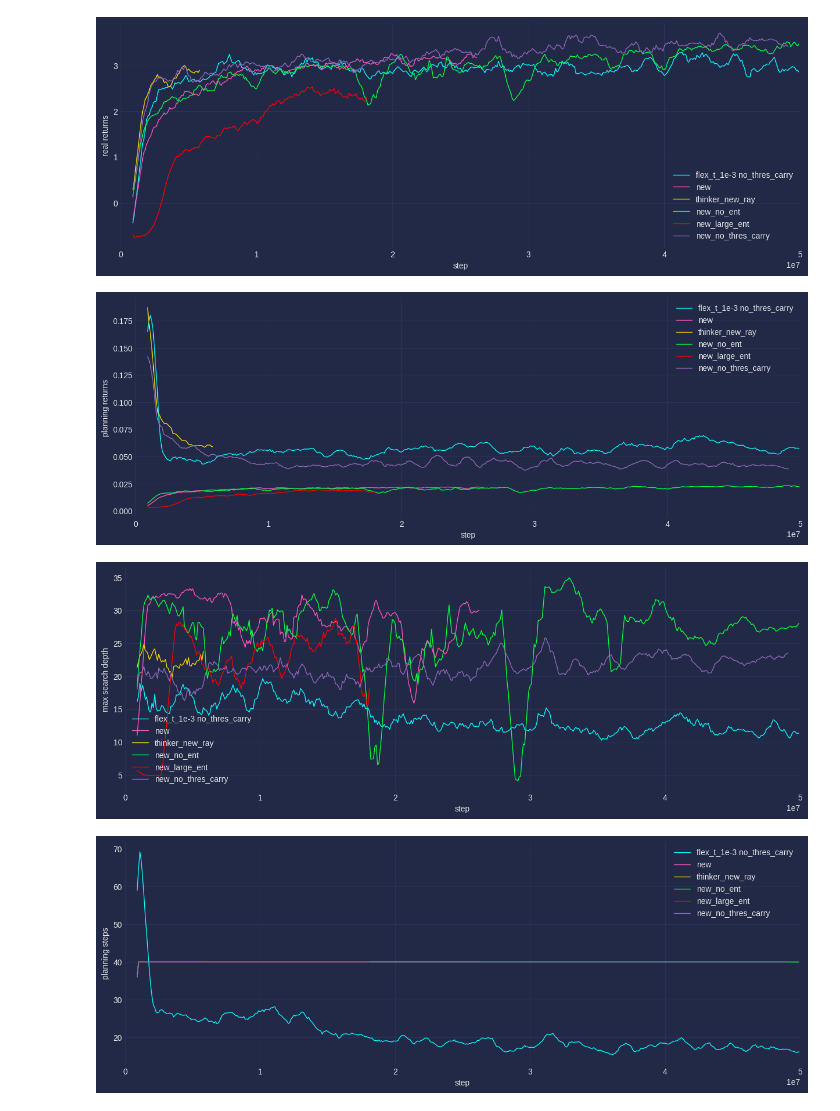
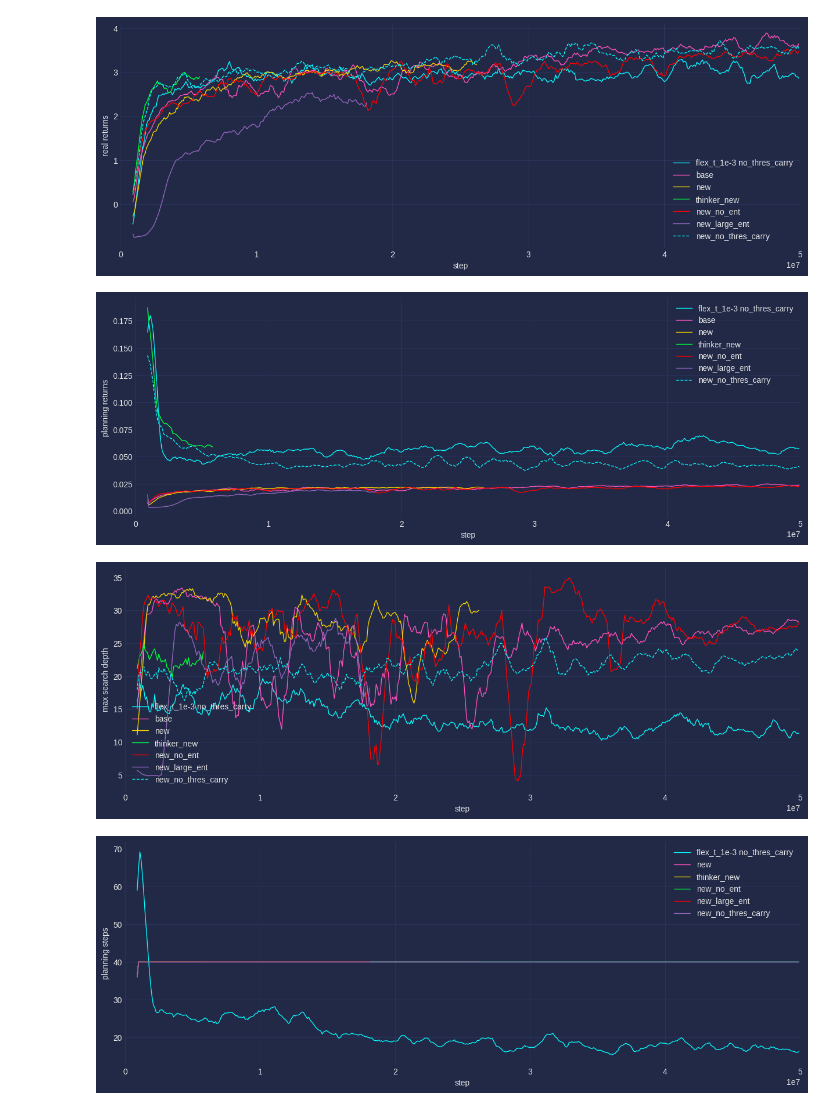
Before and after one commit to tuphs28/thinker_private_planning, a Jupyter notebook: plot.ipynb, the cells around one changed output. Saved outputs shown, nothing was run; the diff lists cells and outputs as text; code cells hidden in the pictures.

```diff
--- a/plot.ipynb
+++ b/plot.ipynb
@@ -19,7 +19,7 @@ def read_csv(dir, run, d=1):
                         inds[entry] = row.index(entry)
                         stats[entry] = []
                 continue
-            if len(row) > 0 and int(row[inds["real_step"]]) > 10000:
+            if len(row) > 0 and int(row[inds["step"]]) > 10000:
                 for entry in entries:
                     if entry in stats:
                         x = row[inds[entry]]
@@ -112,7 +112,7 @@ def download(dir, refresh=True, load=True, load_runs=None):
                    "cam": "thinker_model_0.1lr",
                    "v1": "thinker_model_no_pri",
                    "v2": "thinker_model",
-                   "v4": "new_no_thres_carry",
+                   "v4": "thinker_model_0.01policycost",
                   }
     if refresh:
         for server, lr in latest_runs.items():
@@ -158,39 +158,39 @@ def add_plan_step(stats):
 
 dir = "/media/sc/datadisk/data/thinker/logs/planner_logs"
 #dir = "D:\\data\\thinker\\logs\\planner_logs"
 #download(dir, refresh=True, load=False)
 
 #style = None
 style = "cyberpunk"
 figsize = (15, 5)
 
 plot_dict = {
    #"new_flex_t_1e-4": "flex_t_1e-4",
    #"new_flex_t_2e-4": "flex_t_2e-4",
    #"new_flex_t_5e-4": "flex_t_5e-4",
    "new_flex_t_1e-3_no_thres_carry": "flex_t_1e-3 no_thres_carry",
    #"alstm_3_1_rec_n_10_rei_aug2_clip_mem1_imcost_1_perfect_treecarry_threscarry": "10 steps",
    #"alstm_3_1_rec_n_20_rei_aug2_clip_mem1_imcost_1_perfect_treecarry_threscarry": "20 steps",
-   #"alstm_3_1_rec_n_40_rei_aug2_clip_mem1_imcost_1_perfect_treecarry_threscarry": "40 steps",
+   "alstm_3_1_rec_n_40_rei_aug2_clip_mem1_imcost_1_perfect_treecarry_threscarry": "base",
    "new": "new",
-   "thinker_new_ray": "thinker_new_ray",
+   "thinker_new": "thinker_new",
    "new_no_ent": "new_no_ent",
    "new_large_ent": "new_large_ent",
    "new_no_thres_carry": "new_no_thres_carry",
    #"new_100_rollout": "new_100_rollout",
 }
 
 all_stats = download(dir, refresh=False, load=True, load_runs=plot_dict.keys())
 
 plot(all_stats, "rmean_episode_return", plot_dict, mv_avg=10, baseline=0, xlim=int(5e7), style=style, figsize=figsize)
 plot(all_stats, "rmean_im_episode_return", plot_dict, baseline=0, mv_avg=10, xlim=int(5e7), style=style, figsize=figsize)
 plot(all_stats, "max_rollout_depth", plot_dict, baseline=0, mv_avg=10, xlim=int(5e7), style=style, figsize=figsize)
 plot(all_stats, "mean_plan_step", plot_dict, baseline=0, mv_avg=10, xlim=int(5e7), style=style, figsize=figsize)
 # %% [output]
-[figure, old version]
+[figure, new version]
-[figure, old version]
+[figure, new version]
-[figure, old version]
+[figure, new version]
-[figure, old version]
+[figure, new version]
 # %%
 %matplotlib inline
 #%matplotlib qt
```
